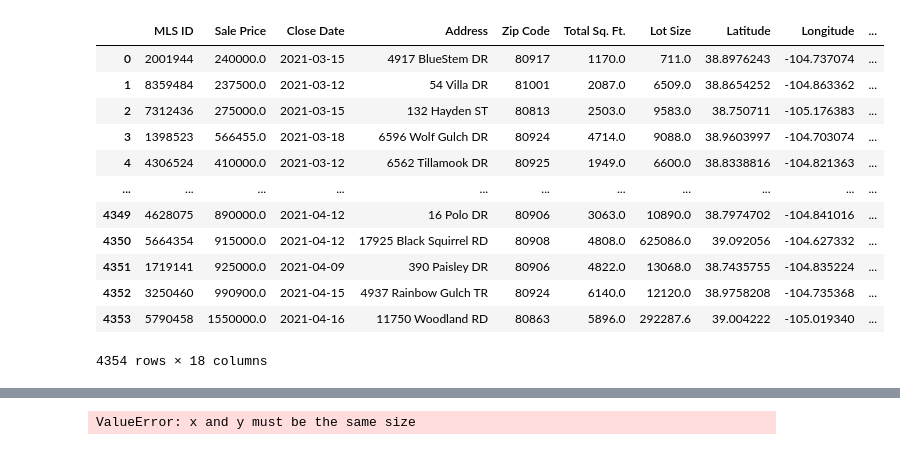
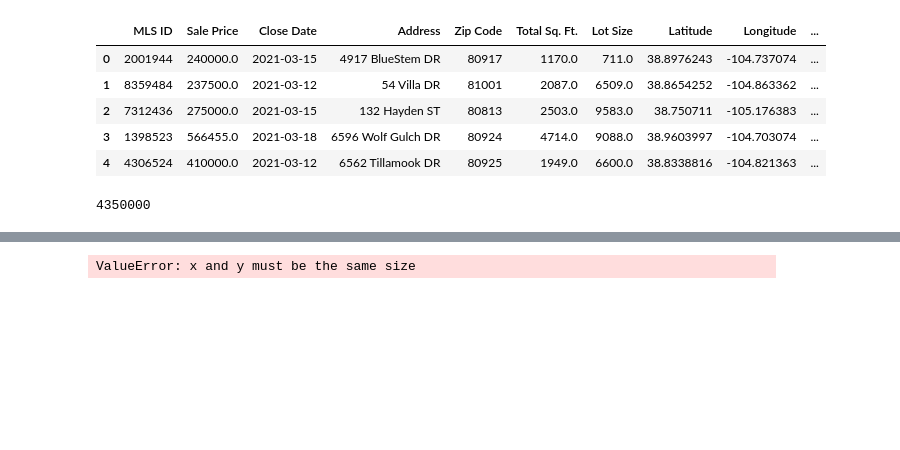
Before and after one commit to willserene/Housing_Analysis, a Jupyter notebook: Graphs.ipynb, the cells around one changed output, grey strips where cells are left out. Drawn from its saved outputs; the diff is of its cells as text; code cells hidden in the pictures; blank space fills up the shorter version.

```diff
--- a/Graphs.ipynb
+++ b/Graphs.ipynb
@@ -51,18 +40,15 @@ sq_ft
 # %%
 #get the dollar sq ft
 sq_ft["Dollar/sq ft"] = (sq_ft['Sale Price']/sq_ft['Total Sq. Ft.']).round(2)
-sq_ft
+sq_ft.head()
 # %% [output]
 |  | MLS ID | Sale Price | Close Date | Address | Zip Code | Total Sq. Ft. | Lot Size | Latitude | Longitude | ... |
 | 0 | 2001944 | 240000.0 | 2021-03-15 | 4917 BlueStem DR | 80917 | 1170.0 | 711.0 | 38.8976243 | -104.737074 | ... |
 | 1 | 8359484 | 237500.0 | 2021-03-12 | 54 Villa DR | 81001 | 2087.0 | 6509.0 | 38.8654252 | -104.863362 | ... |
 | 2 | 7312436 | 275000.0 | 2021-03-15 | 132 Hayden ST | 80813 | 2503.0 | 9583.0 | 38.750711 | -105.176383 | ... |
 | 3 | 1398523 | 566455.0 | 2021-03-18 | 6596 Wolf Gulch DR | 80924 | 4714.0 | 9088.0 | 38.9603997 | -104.703074 | ... |
 | 4 | 4306524 | 410000.0 | 2021-03-12 | 6562 Tillamook DR | 80925 | 1949.0 | 6600.0 | 38.8338816 | -104.821363 | ... |
-| ... | ... | ... | ... | ... | ... | ... | ... | ... | ... | ... |
-| 4349 | 4628075 | 890000.0 | 2021-04-12 | 16 Polo DR | 80906 | 3063.0 | 10890.0 | 38.7974702 | -104.841016 | ... |
-| 4350 | 5664354 | 915000.0 | 2021-04-12 | 17925 Black Squirrel RD | 80908 | 4808.0 | 625086.0 | 39.092056 | -104.627332 | ... |
-| 4351 | 1719141 | 925000.0 | 2021-04-09 | 390 Paisley DR | 80906 | 4822.0 | 13068.0 | 38.7435755 | -104.835224 | ... |
-| 4352 | 3250460 | 990900.0 | 2021-04-15 | 4937 Rainbow Gulch TR | 80924 | 6140.0 | 12120.0 | 38.9758208 | -104.735368 | ... |
-| 4353 | 5790458 | 1550000.0 | 2021-04-16 | 11750 Woodland RD | 80863 | 5896.0 | 292287.6 | 39.004222 | -105.019340 | ... |
-4354 rows × 18 columns
+# %%
+int(sq_ft["Sale Price"].max())
+# %% [output]
+4350000
```
Also changed, not shown: parts of 11 cells of this notebook.
